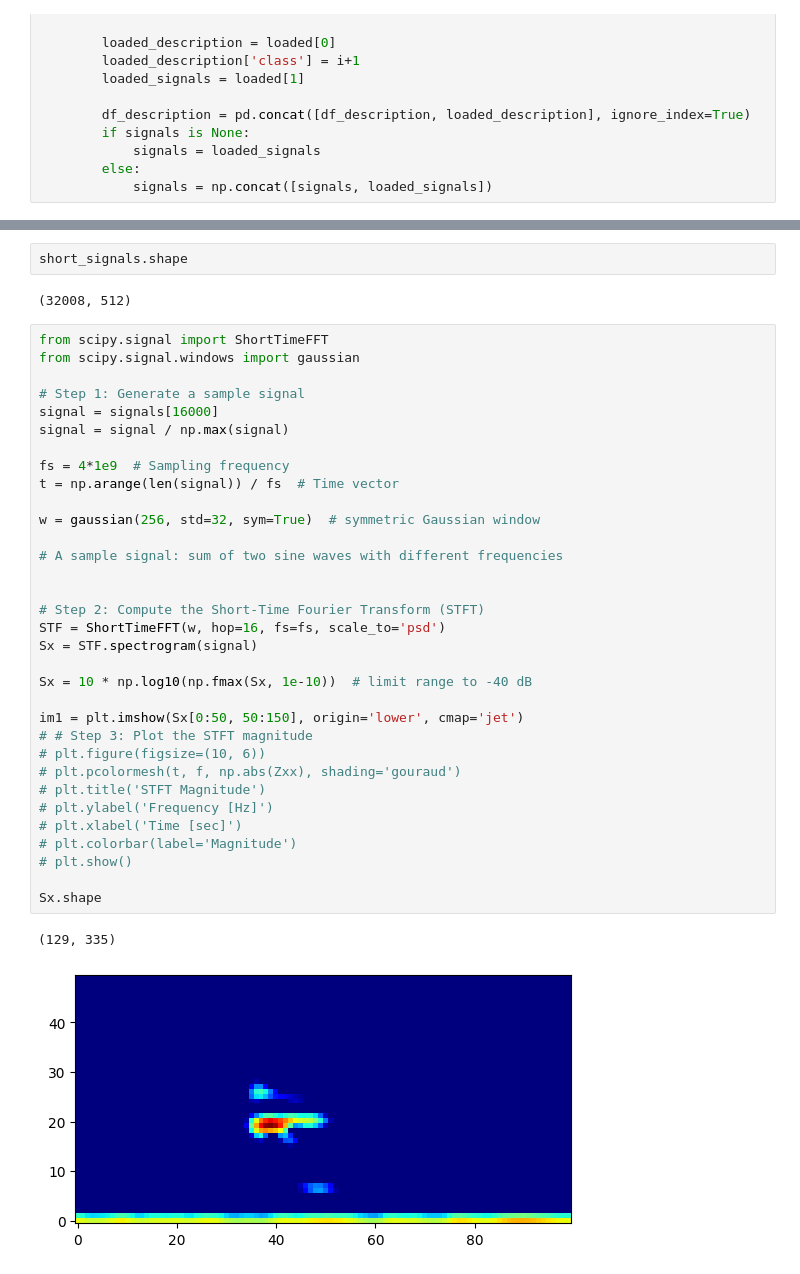
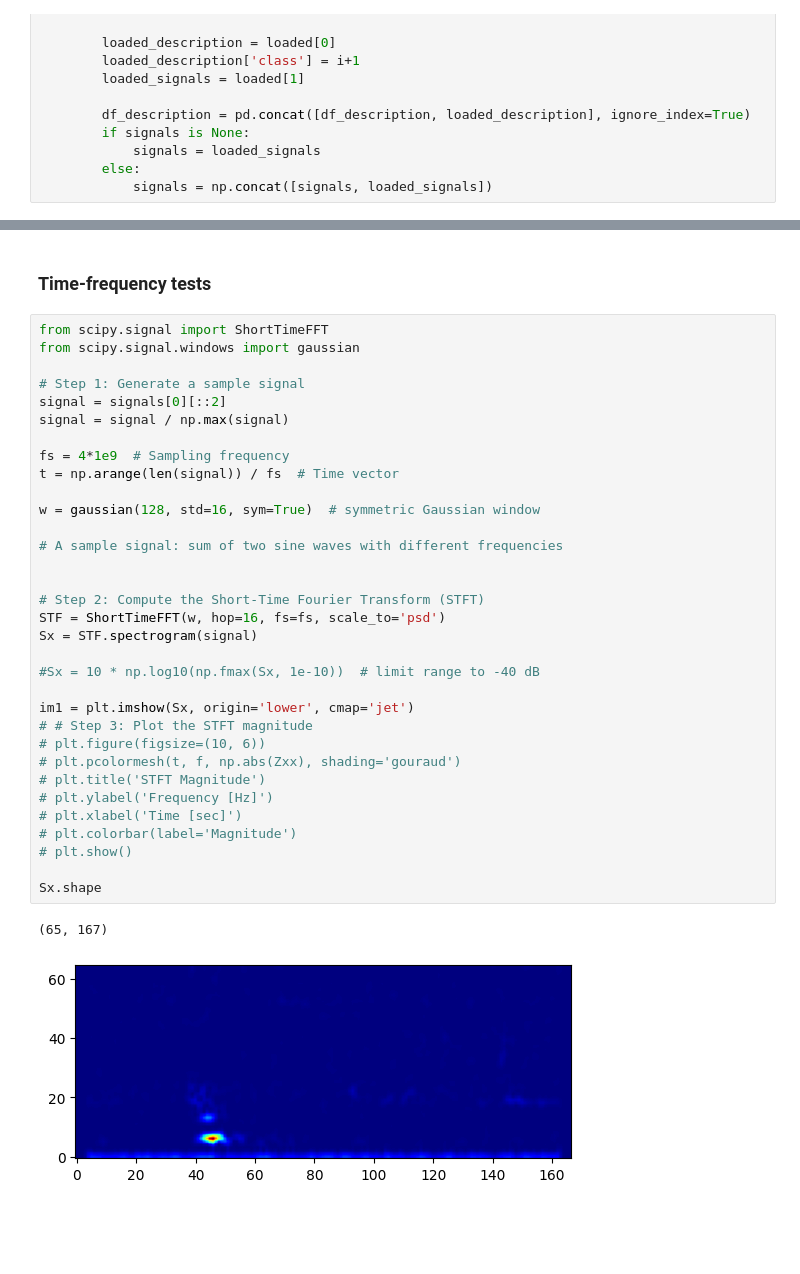
Before and after one commit to maciej-sakwa/code, a Jupyter notebook: sandbox_onset_det.ipynb, the cells around one changed output, grey strips where cells are left out. Drawn from its saved outputs; the diff is of its cells as text; blank space fills up the shorter version.

```diff
--- a/sandbox_onset_det.ipynb
+++ b/sandbox_onset_det.ipynb
@@ -169,43 +46,41 @@ for i in tqdm_notebook(range(len(signals))):
     _, short_sig = od(signals[i])
 
     short_signals[i, :] = short_sig
-# %%
-short_signals.shape
-# %% [output]
-(32008, 512)
+# %% [markdown]
+### Time-frequency tests
 # %%
 from scipy.signal import ShortTimeFFT
 from scipy.signal.windows import gaussian
 
 # Step 1: Generate a sample signal
-signal = signals[16000]
+signal = signals[0][::2]
 signal = signal / np.max(signal)
 
 fs = 4*1e9  # Sampling frequency
 t = np.arange(len(signal)) / fs  # Time vector
 
-w = gaussian(256, std=32, sym=True)  # symmetric Gaussian window
+w = gaussian(128, std=16, sym=True)  # symmetric Gaussian window
 
 # A sample signal: sum of two sine waves with different frequencies
 
 
 # Step 2: Compute the Short-Time Fourier Transform (STFT)
 STF = ShortTimeFFT(w, hop=16, fs=fs, scale_to='psd')
 Sx = STF.spectrogram(signal)
 
-Sx = 10 * np.log10(np.fmax(Sx, 1e-10))  # limit range to -40 dB
+#Sx = 10 * np.log10(np.fmax(Sx, 1e-10))  # limit range to -40 dB
 
-im1 = plt.imshow(Sx[0:50, 50:150], origin='lower', cmap='jet')
+im1 = plt.imshow(Sx, origin='lower', cmap='jet')
 # # Step 3: Plot the STFT magnitude
 # plt.figure(figsize=(10, 6))
 # plt.pcolormesh(t, f, np.abs(Zxx), shading='gouraud')
 # plt.title('STFT Magnitude')
 # plt.ylabel('Frequency [Hz]')
 # plt.xlabel('Time [sec]')
 # plt.colorbar(label='Magnitude')
 # plt.show()
 
 Sx.shape
 # %% [output]
-(129, 335)
+(65, 167)
-[figure, old version]
+[figure, new version]
```
Also changed, not shown: parts of 25 cells of this notebook, 1 other file.
